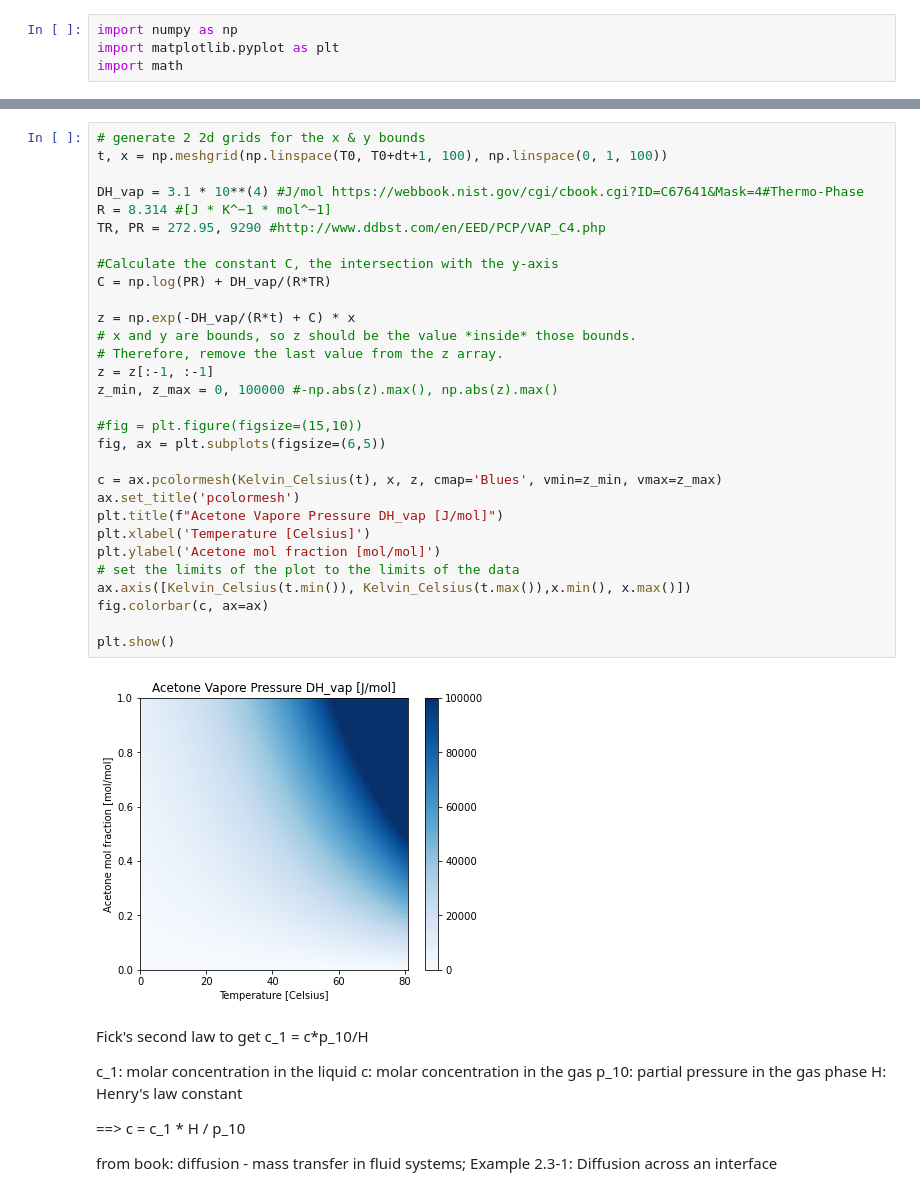
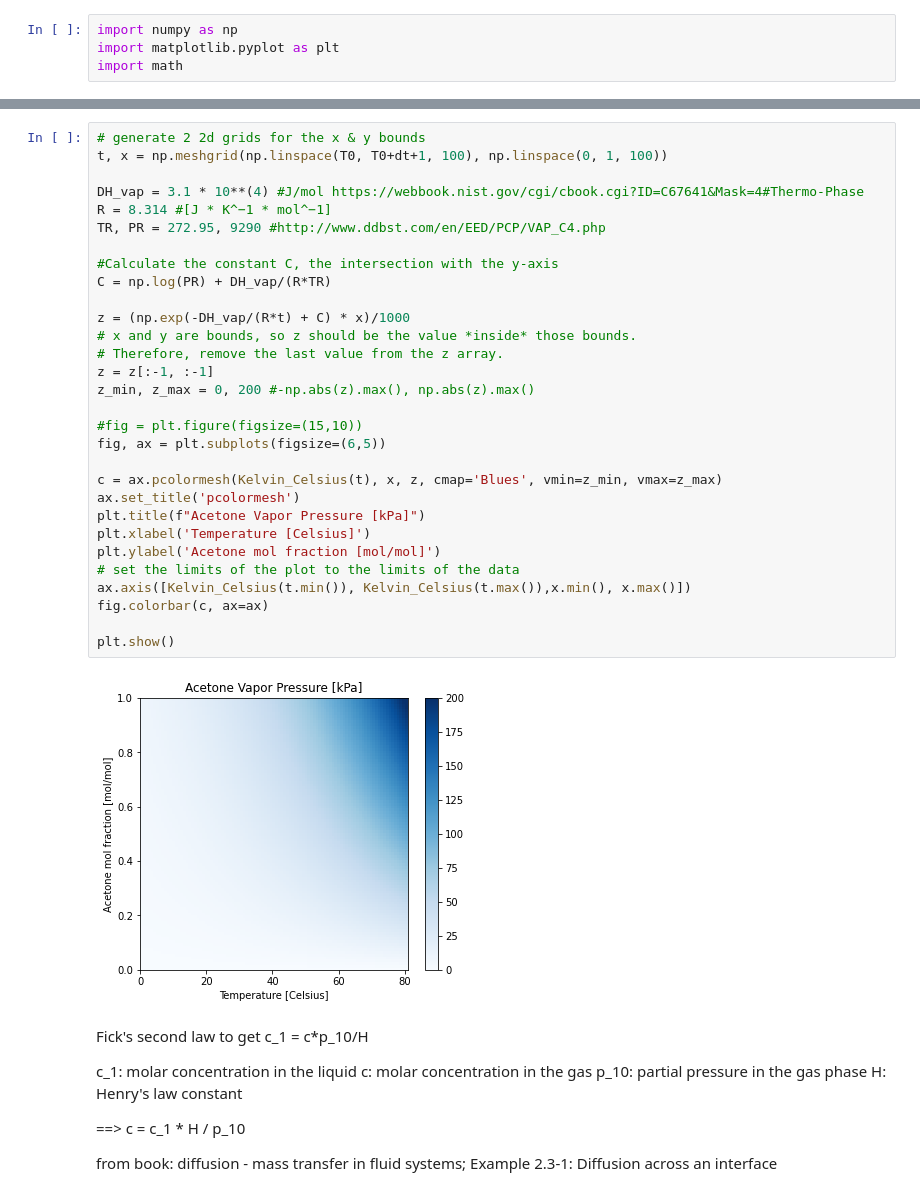
Before and after one commit to biosustain/CO2_fixation_models, a Jupyter notebook: Scripts/S3A_AcetoneStrippingRateDependency.ipynb, the cells around one changed output, grey strips where cells are left out. Saved outputs shown, nothing was run; the diff lists cells and outputs as text.

```diff
--- a/Scripts/S3A_AcetoneStrippingRateDependency.ipynb
+++ b/Scripts/S3A_AcetoneStrippingRateDependency.ipynb
@@ -83,35 +84,35 @@ ax1.legend(["0%","10%","20%","30%","40%","50%","60%","70%","80%",'90%','100%'])
 # %%
 # generate 2 2d grids for the x & y bounds
 t, x = np.meshgrid(np.linspace(T0, T0+dt+1, 100), np.linspace(0, 1, 100))
 
 DH_vap = 3.1 * 10**(4) #J/mol https://webbook.nist.gov/cgi/cbook.cgi?ID=C67641&Mask=4#Thermo-Phase
 R = 8.314 #[J * K^−1 * mol^−1]
 TR, PR = 272.95, 9290 #http://www.ddbst.com/en/EED/PCP/VAP_C4.php
 
 #Calculate the constant C, the intersection with the y-axis
 C = np.log(PR) + DH_vap/(R*TR)
 
-z = np.exp(-DH_vap/(R*t) + C) * x
+z = (np.exp(-DH_vap/(R*t) + C) * x)/1000
 # x and y are bounds, so z should be the value *inside* those bounds.
 # Therefore, remove the last value from the z array.
 z = z[:-1, :-1]
-z_min, z_max = 0, 100000 #-np.abs(z).max(), np.abs(z).max()
+z_min, z_max = 0, 200 #-np.abs(z).max(), np.abs(z).max()
 
 #fig = plt.figure(figsize=(15,10))
 fig, ax = plt.subplots(figsize=(6,5))
 
 c = ax.pcolormesh(Kelvin_Celsius(t), x, z, cmap='Blues', vmin=z_min, vmax=z_max)
 ax.set_title('pcolormesh')
-plt.title(f"Acetone Vapore Pressure DH_vap [J/mol]")
+plt.title(f"Acetone Vapor Pressure [kPa]")
 plt.xlabel('Temperature [Celsius]')
 plt.ylabel('Acetone mol fraction [mol/mol]')
 # set the limits of the plot to the limits of the data
 ax.axis([Kelvin_Celsius(t.min()), Kelvin_Celsius(t.max()),x.min(), x.max()])
 fig.colorbar(c, ax=ax)
 
 plt.show()
 # %% [output]
-[figure, old version]
+[figure, new version]
 # %% [markdown]
 Fick's second law to get
 c_1 = c*p_10/H
```
Also changed, not shown: parts of 4 cells of this notebook.
